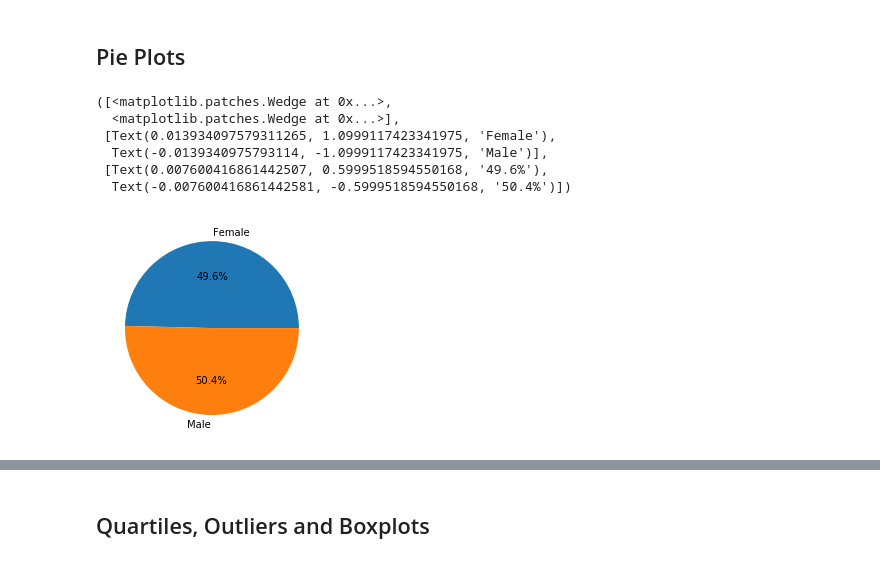
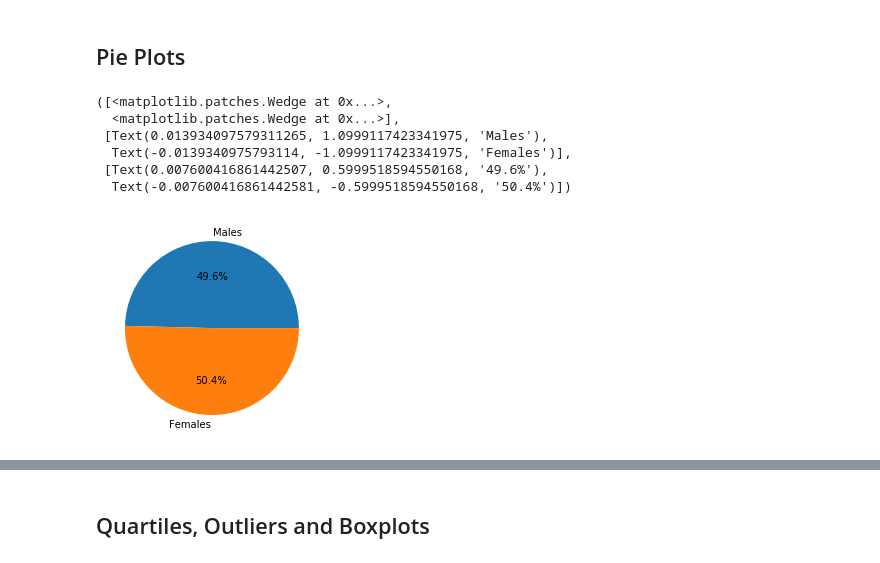
Before and after one commit to EMENGH/matplotlib-challenge, a Jupyter notebook: Pymaceuticals/pymaceuticals_starter.ipynb, the cells around one changed output, grey strips where cells are left out. Drawn from its saved outputs; the diff is of its cells as text; code cells hidden in the pictures.

```diff
--- a/Pymaceuticals/pymaceuticals_starter.ipynb
+++ b/Pymaceuticals/pymaceuticals_starter.ipynb
@@ -148,22 +152,22 @@ plt.show()
 # %%
 # Generate a pie plot showing the distribution of female versus male mice using pandas
 id_gender = new_combo_metadata_df[['Mouse ID', 'Sex']]
 id_gender = id_gender.drop_duplicates('Mouse ID')
 mice_per_timepoint = id_gender.groupby("Sex")
 count_df = mice_per_timepoint["Sex"].count()
 count_df
 sizes = count_df
-labels = ["Female", "Male"]
-plt.pie(sizes, autopct="%1.1f%%", labels=labels)
+labels = ["Males", "Females"]
+plt.pie(sizes, autopct="%0.1f%%", labels=labels)
 #count_df.plot(kind = 'pie', y = "Mouse ID")
 #plt.axis("equal")
 # %% [output]
 ([<matplotlib.patches.Wedge at 0x...>,
   <matplotlib.patches.Wedge at 0x...>],
- [Text(0.013934097579311265, 1.0999117423341975, 'Female'),
-  Text(-0.0139340975793114, -1.0999117423341975, 'Male')],
+ [Text(0.013934097579311265, 1.0999117423341975, 'Males'),
+  Text(-0.0139340975793114, -1.0999117423341975, 'Females')],
  [Text(0.007600416861442507, 0.5999518594550168, '49.6%'),
   Text(-0.007600416861442581, -0.5999518594550168, '50.4%')])
-[figure, old version]
+[figure, new version]
 # %%
 # Generate a pie plot showing the distribution of female versus male mice using pyplot
```
Also changed, not shown: parts of 5 cells of this notebook.
